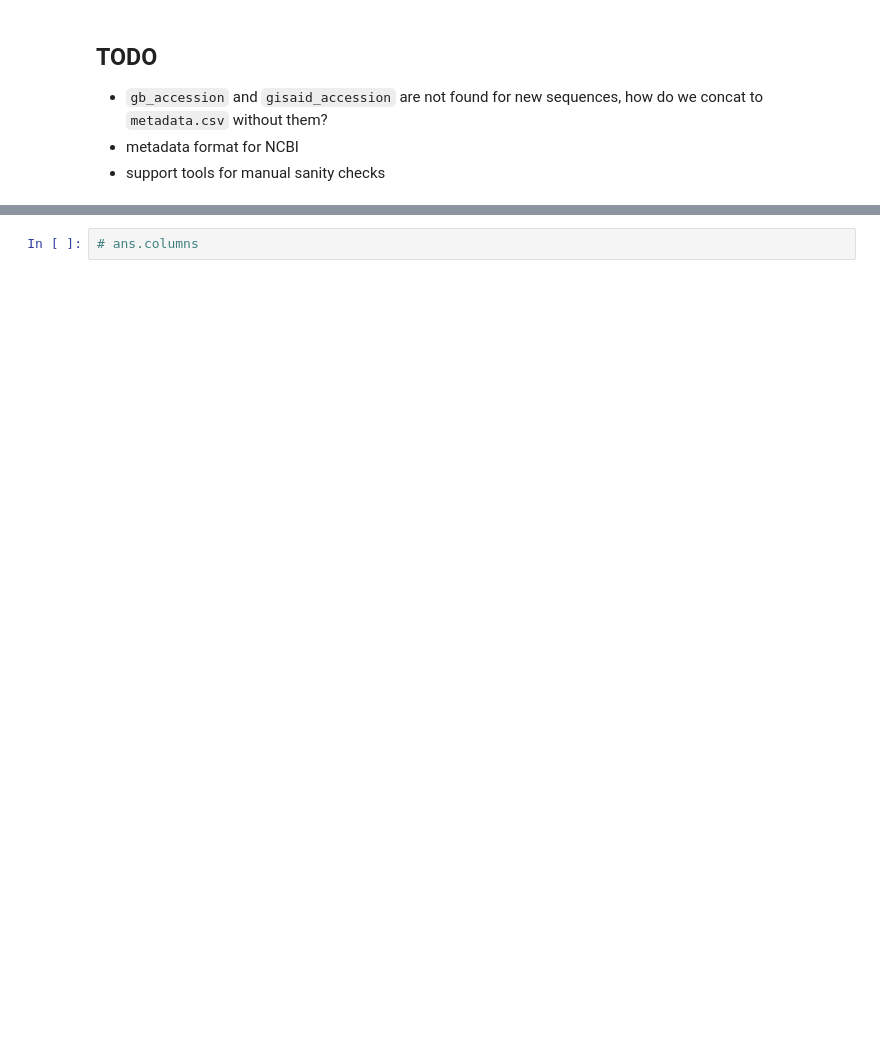
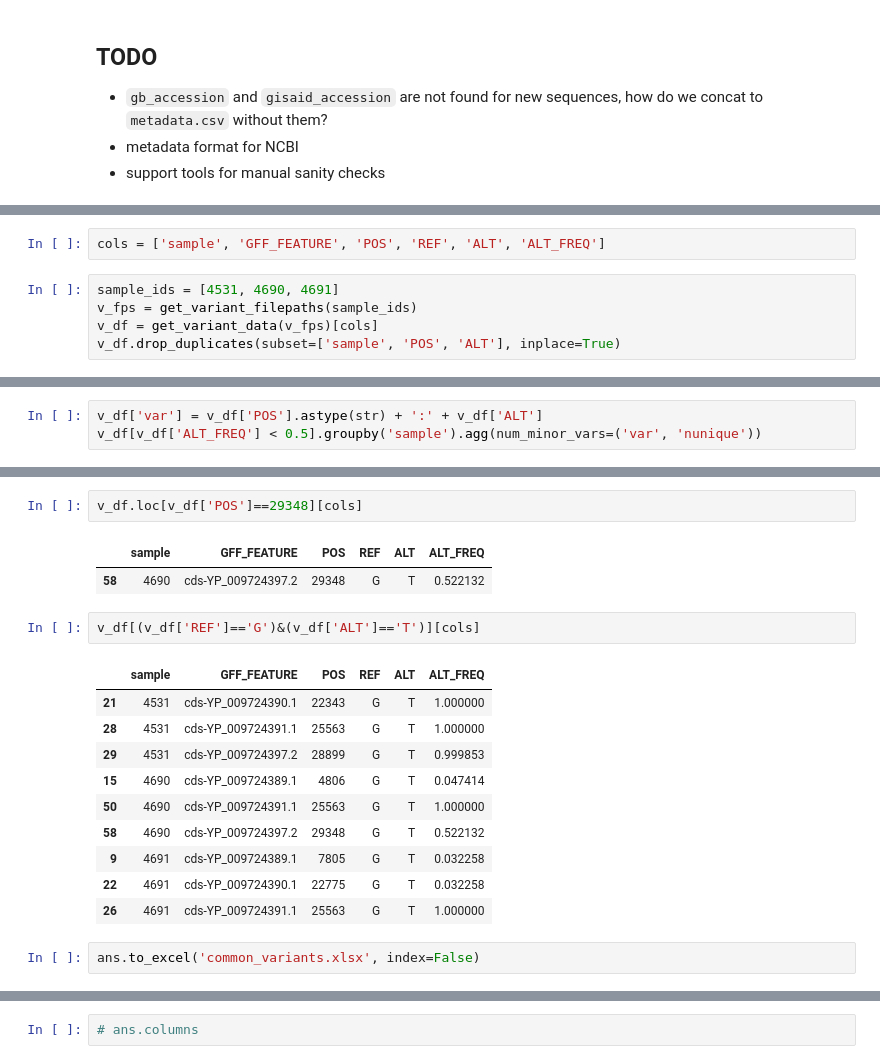
Before and after one commit to AlaaALatif/bjorn, a Jupyter notebook: lab.ipynb, the cells around one changed output, grey strips where cells are left out. Cells and saved outputs as stored; diff of their text form; blank space fills up the shorter version.

```diff
--- a/lab.ipynb
+++ b/lab.ipynb
@@ -7,0 +11,7 @@ from bjorn import *
+# %%
+cols = ['sample', 'GFF_FEATURE', 'POS', 'REF', 'ALT', 'ALT_FREQ']
+# %%
+sample_ids = [4531, 4690, 4691]
+v_fps = get_variant_filepaths(sample_ids)
+v_df = get_variant_data(v_fps)[cols]
+v_df.drop_duplicates(subset=['sample', 'POS', 'ALT'], inplace=True)
@@ -7,0 +38,3 @@ from bjorn import *
+# %%
+v_df['var'] = v_df['POS'].astype(str) + ':' + v_df['ALT']
+v_df[v_df['ALT_FREQ'] < 0.5].groupby('sample').agg(num_minor_vars=('var', 'nunique'))
@@ -7,0 +57,20 @@ from bjorn import *
+# %%
+v_df.loc[v_df['POS']==29348][cols]
+# %% [output]
+|  | sample | GFF_FEATURE | POS | REF | ALT | ALT_FREQ |
+| 58 | 4690 | cds-YP_009724397.2 | 29348 | G | T | 0.522132 |
+# %%
+v_df[(v_df['REF']=='G')&(v_df['ALT']=='T')][cols]
+# %% [output]
+|  | sample | GFF_FEATURE | POS | REF | ALT | ALT_FREQ |
+| 21 | 4531 | cds-YP_009724390.1 | 22343 | G | T | 1.000000 |
+| 28 | 4531 | cds-YP_009724391.1 | 25563 | G | T | 1.000000 |
+| 29 | 4531 | cds-YP_009724397.2 | 28899 | G | T | 0.999853 |
+| 15 | 4690 | cds-YP_009724389.1 | 4806 | G | T | 0.047414 |
+| 50 | 4690 | cds-YP_009724391.1 | 25563 | G | T | 1.000000 |
+| 58 | 4690 | cds-YP_009724397.2 | 29348 | G | T | 0.522132 |
+| 9 | 4691 | cds-YP_009724389.1 | 7805 | G | T | 0.032258 |
+| 22 | 4691 | cds-YP_009724390.1 | 22775 | G | T | 0.032258 |
+| 26 | 4691 | cds-YP_009724391.1 | 25563 | G | T | 1.000000 |
+# %%
+ans.to_excel('common_variants.xlsx', index=False)
```
Also changed, not shown: parts of 50 cells of this notebook.
